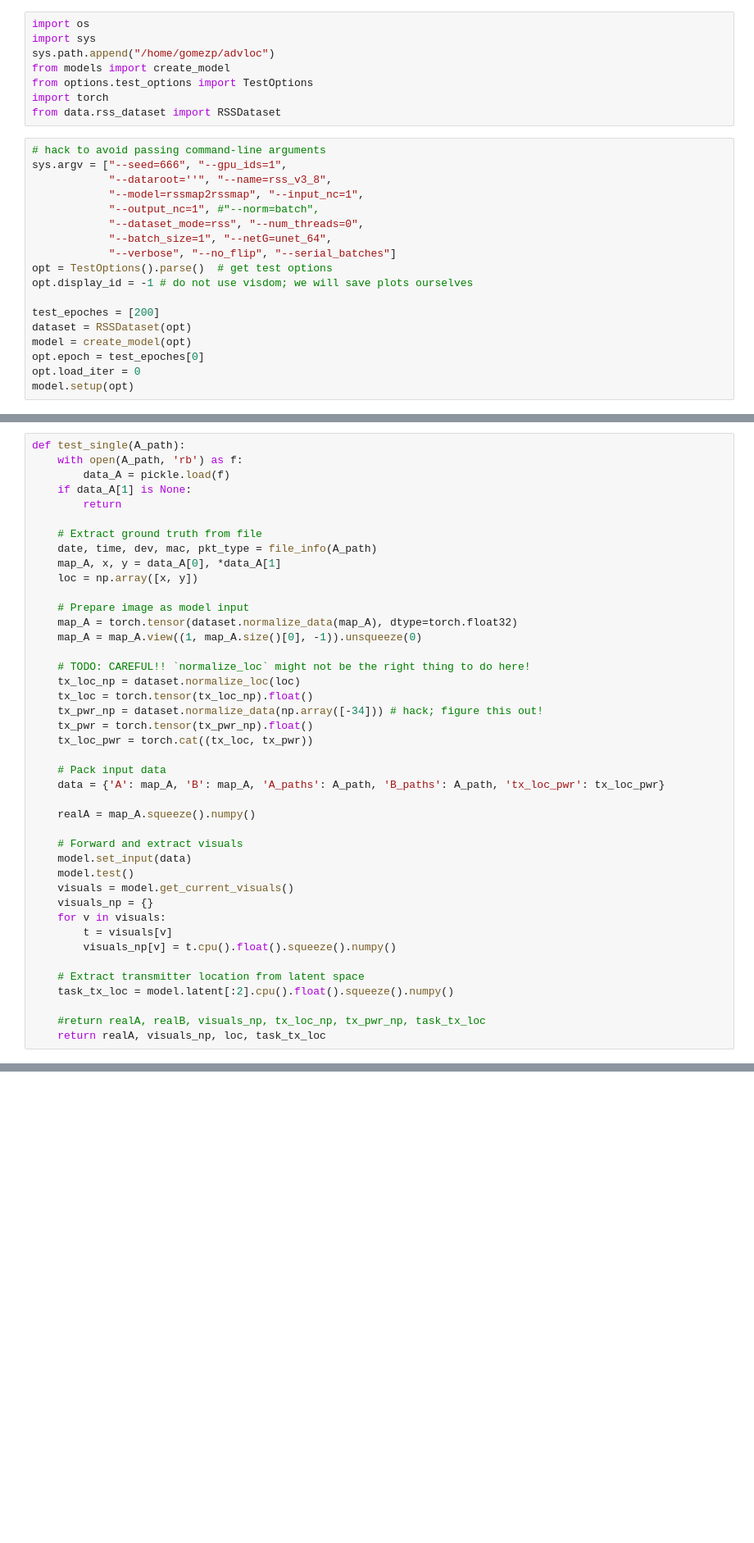
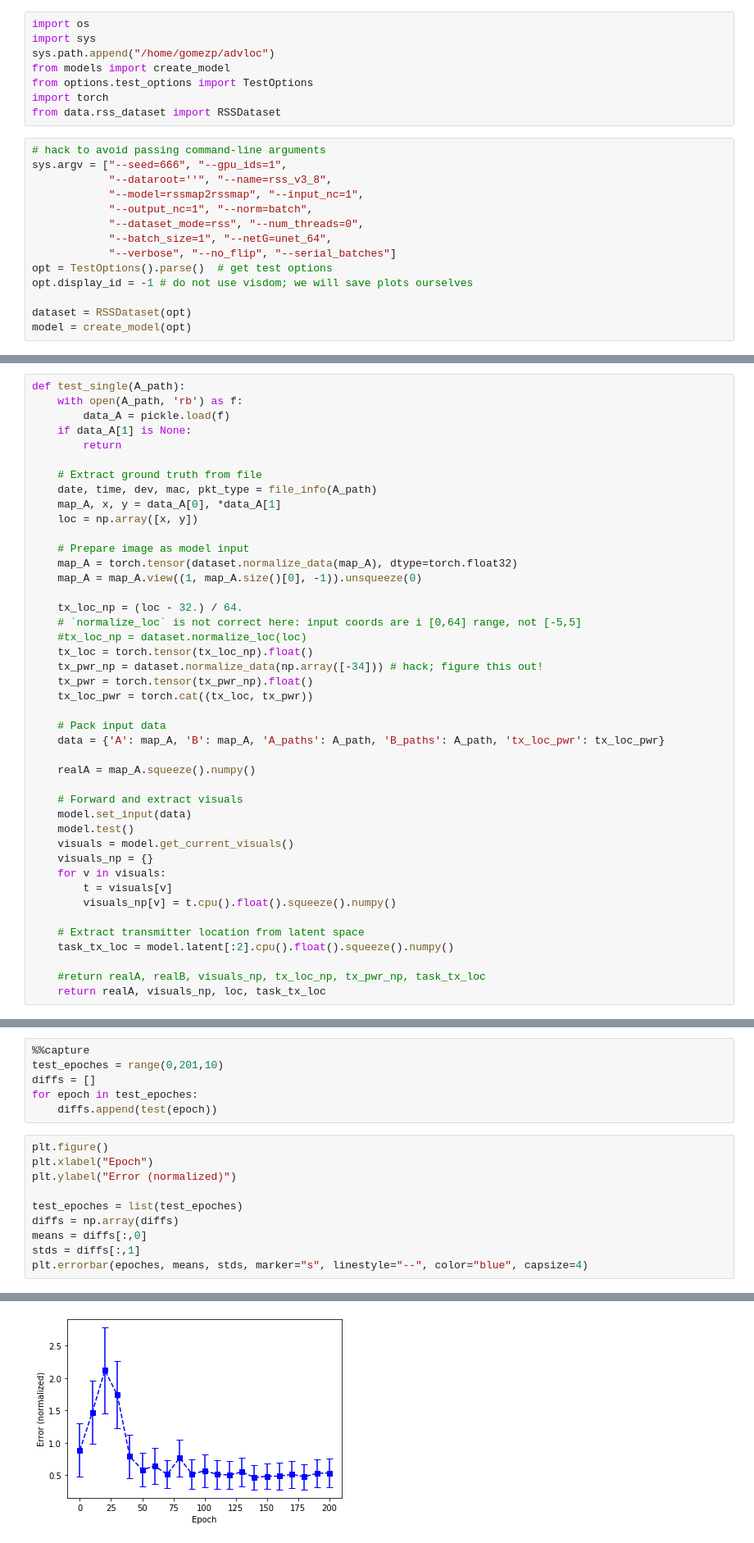
Before and after one commit to Orthocenter/pytorch-CycleGAN-and-pix2pix, a Jupyter notebook: Real data.ipynb, the cells around one changed output, grey strips where cells are left out. Shown at 82% size. Drawn from its saved outputs; the diff is of its cells as text; blank space fills up the shorter version.

Commit message:
Plot error bars on localization error

```diff
--- a/Real data.ipynb
+++ b/Real data.ipynb
@@ -59,19 +59,15 @@ from data.rss_dataset import RSSDataset
 sys.argv = ["--seed=666", "--gpu_ids=1",
             "--dataroot=''", "--name=rss_v3_8",
             "--model=rssmap2rssmap", "--input_nc=1",
-            "--output_nc=1", #"--norm=batch",
+            "--output_nc=1", "--norm=batch",
             "--dataset_mode=rss", "--num_threads=0",
             "--batch_size=1", "--netG=unet_64",
             "--verbose", "--no_flip", "--serial_batches"]
 opt = TestOptions().parse()  # get test options
 opt.display_id = -1 # do not use visdom; we will save plots ourselves
 
-test_epoches = [200]
 dataset = RSSDataset(opt)
 model = create_model(opt)
-opt.epoch = test_epoches[0]
-opt.load_iter = 0
-model.setup(opt)
 # %% [output]
 ----------------- Options ---------------
              aspect_ratio: 1.0
@@ -106,8 +102,9 @@ def test_single(A_path):
     map_A = torch.tensor(dataset.normalize_data(map_A), dtype=torch.float32)
     map_A = map_A.view((1, map_A.size()[0], -1)).unsqueeze(0)
 
-    # TODO: CAREFUL!! `normalize_loc` might not be the right thing to do here!
-    tx_loc_np = dataset.normalize_loc(loc)
+    tx_loc_np = (loc - 32.) / 64.
+    # `normalize_loc` is not correct here: input coords are i [0,64] range, not [-5,5]
+    #tx_loc_np = dataset.normalize_loc(loc)
     tx_loc = torch.tensor(tx_loc_np).float()
     tx_pwr_np = dataset.normalize_data(np.array([-34])) # hack; figure this out!
     tx_pwr = torch.tensor(tx_pwr_np).float()
@@ -176,0 +172,17 @@ mean, min, max
+# %%
+%%capture
+test_epoches = range(0,201,10)
+diffs = []
+for epoch in test_epoches:
+    diffs.append(test(epoch))
+# %%
+plt.figure()
+plt.xlabel("Epoch")
+plt.ylabel("Error (normalized)")
+
+test_epoches = list(test_epoches)
+diffs = np.array(diffs)
+means = diffs[:,0]
+stds = diffs[:,1]
+plt.errorbar(epoches, means, stds, marker="s", linestyle="--", color="blue", capsize=4)
+# %% [output]
@@ -176,0 +190 @@ mean, min, max
+[figure, added]
```
Also changed, not shown: parts of 4 cells of this notebook.
